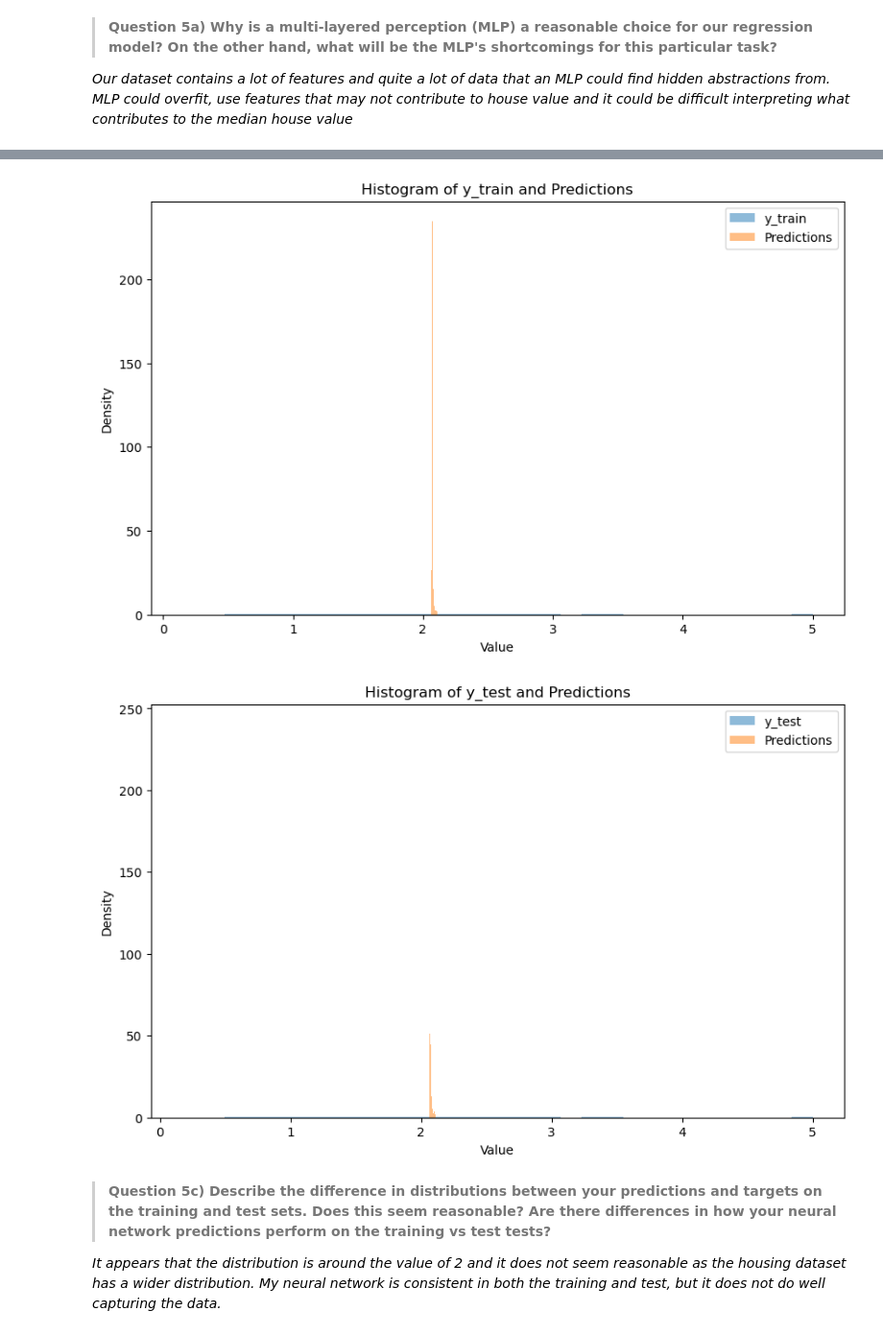
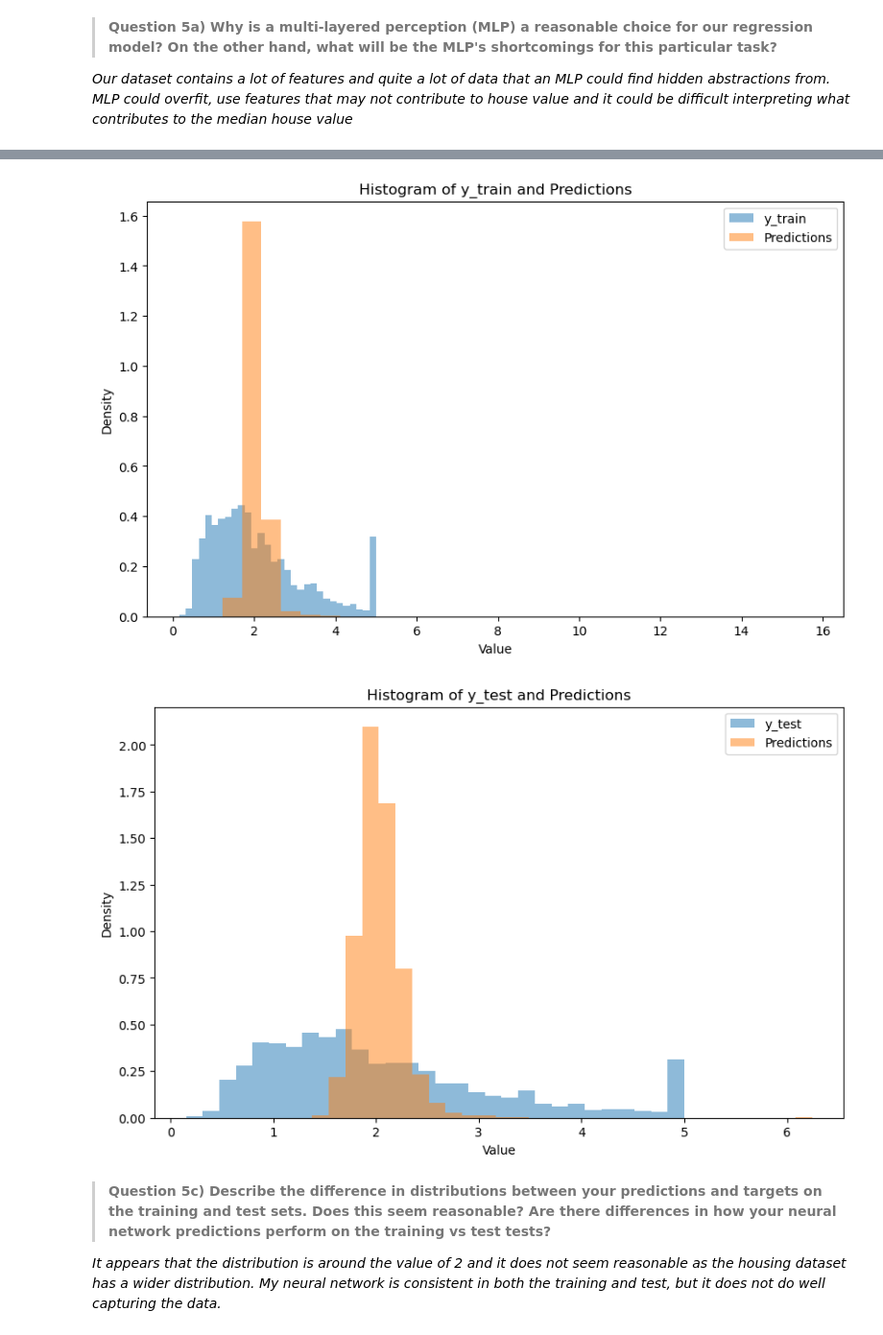
Before and after one commit to UserZetsu/dl-for-bioscience, a Jupyter notebook: Homework_ML_Basics.ipynb, the cells around one changed output, grey strips where cells are left out. Shown: that part at 96% size. Saved outputs shown, nothing was run; the diff lists cells and outputs as text; code cells hidden in the pictures.

```diff
--- a/Homework_ML_Basics.ipynb
+++ b/Homework_ML_Basics.ipynb
@@ -391,10 +394,8 @@ def polynomial_features(x, degree):
     for num in x:
         arr = [num ** i for i in range(degree + 1)]  # Generate terms (1, x, x^2, ..., x^degree)
         matrix.append(arr)
-    tensor = torch.tensor(matrix, dtype=torch.float)
-    return tensor
 
-
+    return matrix
 X_poly = polynomial_features(x, degree)
 # %% [markdown]
 Now, we accomplish Steps 1-4 from above.
@@ -466,10 +451,10 @@ Now call your train function. We need to convert our dataset from numpy to torch
 # %%
 # Step 5: Create a train-test split
 def train_test_split(X, y, train_ratio=0.8):
-
   # Your code here
-  dataset = TensorDataset(torch.tensor(X, dtype=torch.float32), torch.tensor(y, dtype=torch.float32))
-  train_dataset, test_dataset = random_split(dataset, [train_ratio, 1 - train_ratio])
+  from sklearn.model_selection import train_test_split
+  X_train, X_test, y_train, y_test = train_test_split(X, y, test_size = 1 - train_ratio)
+  train_dataset, test_dataset = (X_train, y_train), (X_test, y_test)
   return train_dataset, test_dataset
 # %%
 # Step 6: Call training loop
@@ -651,17 +620,14 @@ batch_size = 64 # Choose a number # Batch size is the number of data points we a
 # There should be a non-linear activation function for each layer (except the output)
 # The output size should be 1.
 # Hint: nn.Sequential may be helpful
-
-input_dim = 8
+input_dim = len(X[0])
 output_dim = 1
 model = nn.Sequential(
-    nn.Linear(input_dim, 64),           # Wider first layer
+    nn.Linear(input_dim, 32),
     nn.ReLU(),
-    nn.Linear(64, 128),                 # Increased capacity
+    nn.Linear(32, 64),
     nn.ReLU(),
-    nn.Dropout(0.3),                    # Slightly increased dropout
-    nn.Linear(128, 64),
+    nn.Linear(64, 32),
     nn.ReLU(),
-    nn.Dropout(0.2),
-    nn.Linear(64, output_dim),
+    nn.Linear(32, 1),
 )
@@ -710,16 +666,15 @@ def train(dataset, model, optimizer, num_epochs, batch_size=None):
 # Step 5: train_test_split the data Feel free to rewrite Step 5 from Section 4.
 # However, if the train_test_split() function from Section 4 was robustly implemented, it should work for this problem also.
 def train_test_split(X, y, train_ratio=0.8):
-    from sklearn.preprocessing import MinMaxScaler
-    scaler = MinMaxScaler()
+    from sklearn.preprocessing import StandardScaler
+    from sklearn.model_selection import train_test_split
+    scaler = StandardScaler()
     X = scaler.fit_transform(X)
 
-    dataset = TensorDataset(torch.tensor(X, dtype = torch.float), torch.tensor(y, dtype = torch.float))
-    train, test = random_split(dataset, [train_ratio, 1 - train_ratio])
+    X_train, X_test, y_train, y_test = train_test_split(X, y, test_size = 1 - train_ratio)
+    train_dataset, test_dataset = (X_train, y_train), (X_test, y_test)
 
-    return train, test
-
-train_dataset, test_dataset = train_test_split(X, y)
+    return train_dataset, test_dataset
 # %%
 # Step 6: Call training loop. It might take a minute or so to train.
 train_dataset, test_dataset = train_test_split(X, y)
@@ -740,11 +696,11 @@ import torch
 import matplotlib.pyplot as plt
 
 # Unpack the dataset
-X_train, y_train = zip(*train_dataset)
+X_train, y_train = train_dataset
 
 # Convert to tensors
-X_train = torch.stack(X_train)
-y_train = torch.tensor(y_train)
+X_train = torch.tensor(X_train, dtype=torch.float32)
+y_train = torch.tensor(y_train, dtype=torch.float32)
 
 # Forward pass to get predictions
 predictions = model(X_train).detach().numpy()
@@ -759,33 +715,33 @@ plt.legend()
 plt.title("Histogram of y_train and Predictions")
 plt.show()
 # %% [output]
-[figure, old version]
+[figure, new version]
 # %%
 import torch
 import matplotlib.pyplot as plt
 
 # Unpack the dataset
-X_test, y_test = zip(*test_dataset)  # test_dataset is a Subset of a dataset returning (X, y)
+X_test, y_test = test_dataset
 
 # Convert to tensors
-X_test = torch.stack(X_test)
-y_test = torch.tensor(y_test)
+X_test = torch.tensor(X_test, dtype=torch.float32)
+y_test = torch.tensor(y_test, dtype=torch.float32)
 
 # Forward pass to get predictions
 predictions = model(X_test).detach().numpy()
 y_test = y_test.detach().numpy()
 
 # Plot histograms
 plt.figure(figsize=(10, 6))
 plt.hist(y_test, bins=30, alpha=0.5, label="y_test", density=True)
 plt.hist(predictions, bins=30, alpha=0.5, label="Predictions", density=True)
 plt.xlabel("Value")
 plt.ylabel("Density")
 plt.legend()
 plt.title("Histogram of y_test and Predictions")
 plt.show()
 # %% [output]
-[figure, old version]
+[figure, new version]
 # %% [markdown]
 > **Question 5c) Describe the difference in distributions between your predictions and targets on the training and test sets. Does this seem reasonable? Are there differences in how your neural network predictions perform on the training vs test tests?**
 
```
Also changed, not shown: parts of 19 cells of this notebook.
